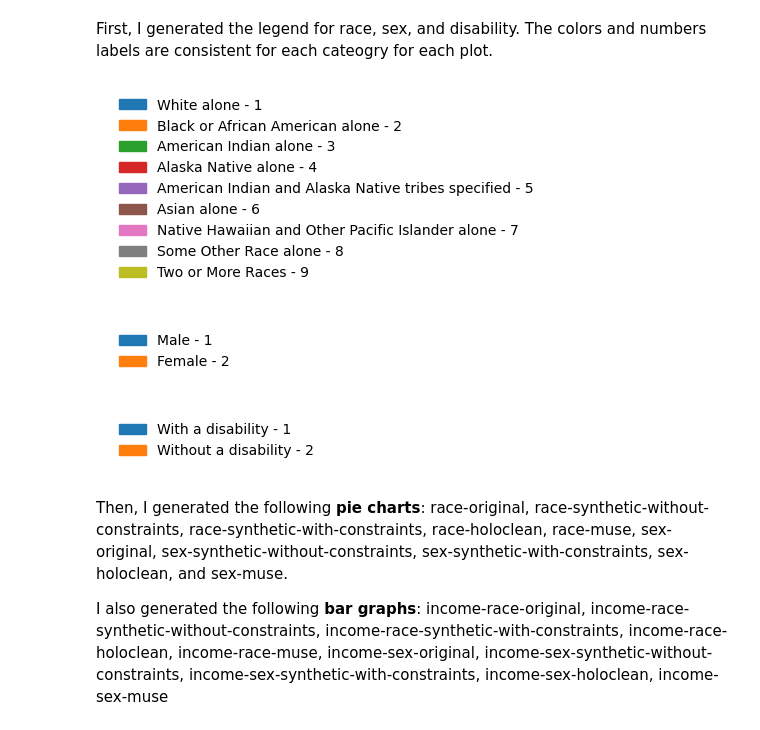
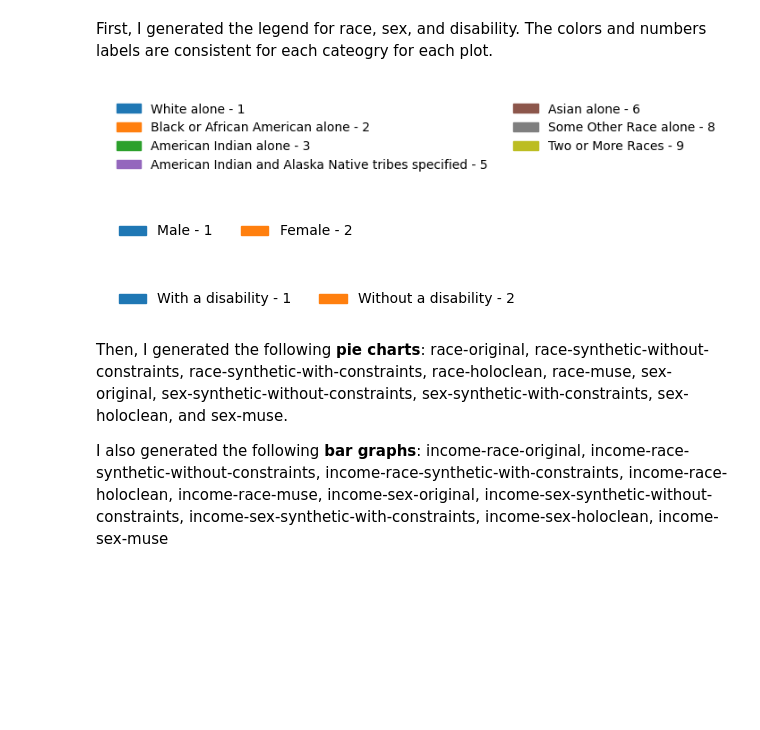
Before and after one commit to kushagraghosh/DataRepairAndFairness, a Jupyter notebook: data_repair_and_fairness.ipynb, the cells around one changed output. Saved outputs shown, nothing was run; the diff lists cells and outputs as text; code cells hidden in the pictures; blank space fills up the shorter version.

```diff
--- a/data_repair_and_fairness.ipynb
+++ b/data_repair_and_fairness.ipynb
@@ -26,3 +26,7 @@ I generated a uniform random sample from each state with approximately 50% or 40
 %%capture
 data_source = ACSDataSource(survey_year='2021', horizon='1-Year', survey='person')
 original = data_source.get_data(density=0.01,download=True)
+# %%
+original = pd.DataFrame(original.sample(n=1000, random_state=12))
+original=original.reset_index(drop=True)
+display(original)
@@ -758,39 +802,45 @@ First, I generated the legend for race, sex, and disability. The colors and numb
 # %%
 def legend(ax, column, label_mapping):
     averages = original.pivot_table(values='PINCP', index=column, aggfunc='mean')
     labels = list(averages.index.values)
     colors = [colors_mapping[l] for l in labels]
     handles = [plt.Rectangle((0,0),1,1, color=colors_mapping[label]) for label in labels]
-    legend = ax.legend(handles, [f"{label_mapping[l]} - {l}" for l in labels], loc=3, framealpha=1, frameon=False)
+    averages = original.pivot_table(values='PINCP', index=column, aggfunc='mean')
+    labels = list(averages.index.values)
+    colors = [colors_mapping[l] for l in labels]
+    handles = [plt.Rectangle((0,0),1,1, color=colors_mapping[label]) for label in labels]
+    labels = [f"{label_mapping[l]} - {l}" for l in labels]
+    num_columns = 2
+    legend = ax.legend(handles, labels, loc='upper left', framealpha=1, frameon=False, ncol=num_columns)
+    legend.set_in_layout(True)
     ax.axis('off')
-
     export_legend(legend, column)
 
 def export_legend(legend, column):
     fig = legend.figure
     bbox = legend.get_window_extent().transformed(fig.dpi_scale_trans.inverted())
     fig_width, fig_height = bbox.width, bbox.height
     fig.set_size_inches(fig_width, fig_height)
     fig.canvas.draw()
     bbox  = legend.get_window_extent().transformed(fig.dpi_scale_trans.inverted())
     fig.savefig(f"plots/legends/{column}-legend.png", dpi="figure", bbox_inches=bbox)
 
 fig, axs = plt.subplots(1,1)
 legend(axs, 'RAC1P', race_label_mapping)
 # %% [output]
-[figure, old version]
+[figure, new version]
 # %%
 fig, axs = plt.subplots(1,1)
 legend(axs, 'SEX', sex_label_mapping)
 # %% [output]
-[figure, old version]
+[figure, new version]
 # %%
 dis_label_mapping = {1: 'With a disability', 2: 'Without a disability'}
 
 fig, axs = plt.subplots(1,1)
 legend(axs, 'DIS', dis_label_mapping)
 # %% [output]
-[figure, old version]
+[figure, new version]
 # %% [markdown]
 Then, I generated the following __pie charts__: race-original, race-synthetic-without-constraints, race-synthetic-with-constraints, race-holoclean, race-muse, sex-original, sex-synthetic-without-constraints, sex-synthetic-with-constraints, sex-holoclean, and sex-muse.
 
```
Also changed, not shown: parts of 61 cells of this notebook, 53 other files.
